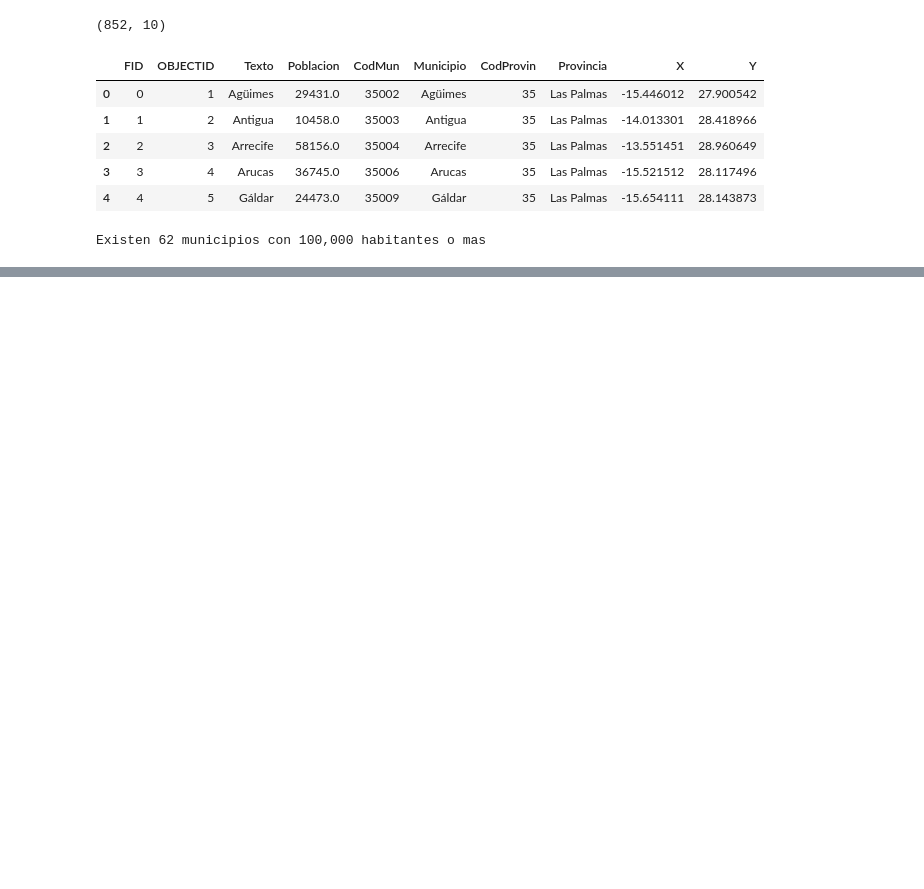
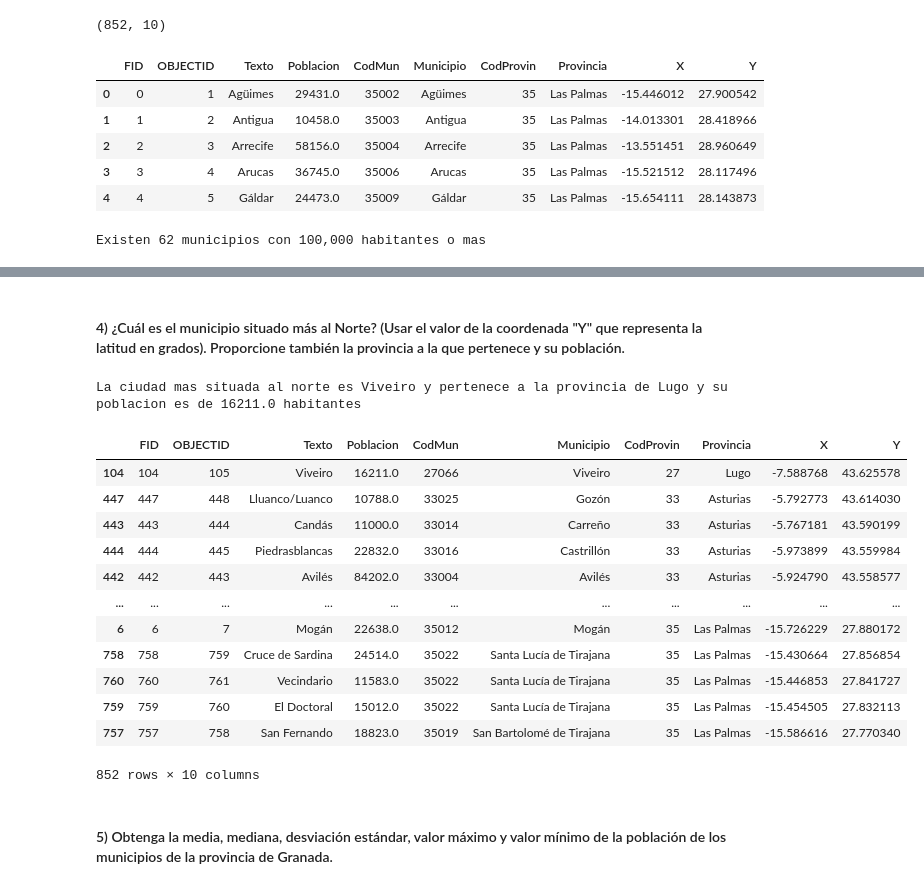
Before and after one commit to carlosriverayong/DS_Homeworks, a Jupyter notebook: Laboratorio #3.ipynb, the cells around one changed output, grey strips where cells are left out. Cells and saved outputs as stored; diff of their text form; code cells hidden in the pictures; blank space fills up the shorter version.

```diff
--- a/Laboratorio #3.ipynb
+++ b/Laboratorio #3.ipynb
@@ -95,0 +222,24 @@ df_excel.to_excel('OrdenAscendente.xlsx', index=True)
+# %% [markdown]
+#### 4) ¿Cuál es el municipio situado más al Norte? (Usar el  valor de la coordenada "Y" que representa la latitud en grados). Proporcione también la provincia a la que pertenece y su población.
+# %%
+df_norte = df.sort_values('Y', ascending=False) #se ordena de manera descendente (mayor a menor) el dataset basado en la columna Y
+print(f'La ciudad mas situada al norte es {df_norte.iloc[0,5]} y pertenece a la provincia de {df_norte.iloc[0,7]} y su poblacion es de {df_norte.iloc[0,3]} habitantes') # Dado que el dataset 'df_norte' esta ordenado de mayor a menor basta con obtener la informacion necesitada (Municipio, Provincia y Poblacion) utilizando la primera fila (el mayor)
+
+df_norte # se muestra el dataset para observar que correctamente se ha ordenado de acuerdo a Y
+# %% [output]
+La ciudad mas situada al norte es Viveiro y pertenece a la provincia de Lugo y su poblacion es de 16211.0 habitantes
+|  | FID | OBJECTID | Texto | Poblacion | CodMun | Municipio | CodProvin | Provincia | X | Y |
+| 104 | 104 | 105 | Viveiro | 16211.0 | 27066 | Viveiro | 27 | Lugo | -7.588768 | 43.625578 |
+| 447 | 447 | 448 | Lluanco/Luanco | 10788.0 | 33025 | Gozón | 33 | Asturias | -5.792773 | 43.614030 |
+| 443 | 443 | 444 | Candás | 11000.0 | 33014 | Carreño | 33 | Asturias | -5.767181 | 43.590199 |
+| 444 | 444 | 445 | Piedrasblancas | 22832.0 | 33016 | Castrillón | 33 | Asturias | -5.973899 | 43.559984 |
+| 442 | 442 | 443 | Avilés | 84202.0 | 33004 | Avilés | 33 | Asturias | -5.924790 | 43.558577 |
+| ... | ... | ... | ... | ... | ... | ... | ... | ... | ... | ... |
+| 6 | 6 | 7 | Mogán | 22638.0 | 35012 | Mogán | 35 | Las Palmas | -15.726229 | 27.880172 |
+| 758 | 758 | 759 | Cruce de Sardina | 24514.0 | 35022 | Santa Lucía de Tirajana | 35 | Las Palmas | -15.430664 | 27.856854 |
+| 760 | 760 | 761 | Vecindario | 11583.0 | 35022 | Santa Lucía de Tirajana | 35 | Las Palmas | -15.446853 | 27.841727 |
+| 759 | 759 | 760 | El Doctoral | 15012.0 | 35022 | Santa Lucía de Tirajana | 35 | Las Palmas | -15.454505 | 27.832113 |
+| 757 | 757 | 758 | San Fernando | 18823.0 | 35019 | San Bartolomé de Tirajana | 35 | Las Palmas | -15.586616 | 27.770340 |
+852 rows × 10 columns
+# %% [markdown]
+#### 5) Obtenga la media, mediana, desviación estándar, valor máximo y valor mínimo de la población de los municipios de la provincia de Granada.
```
Also changed, not shown: parts of 31 cells of this notebook.
